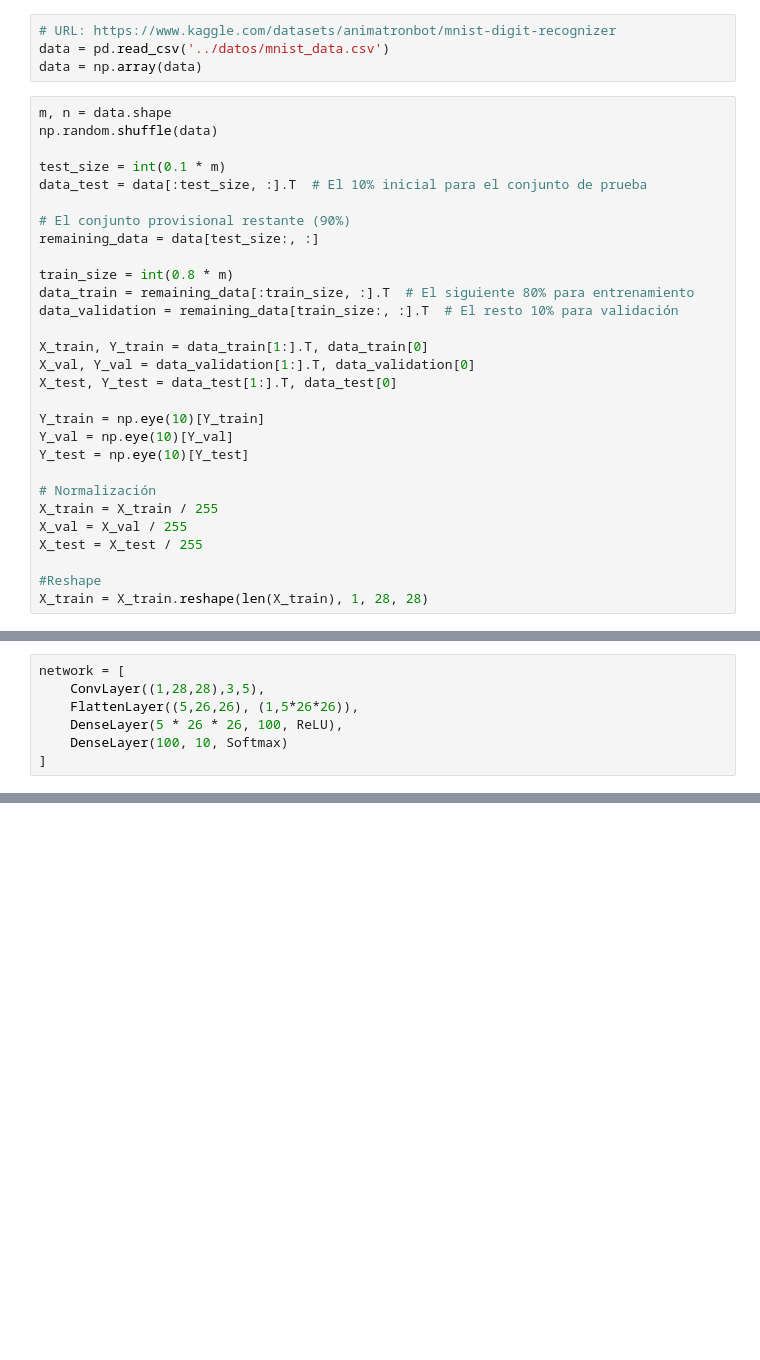
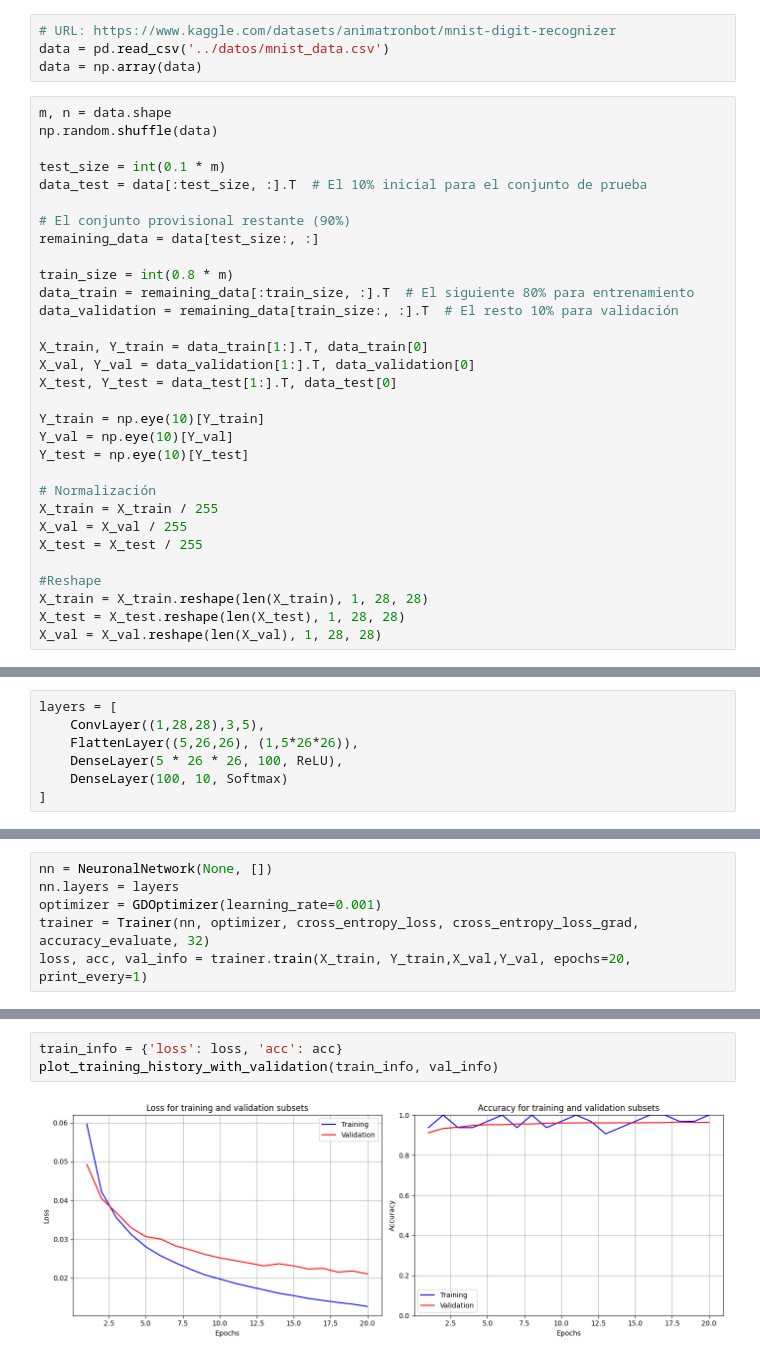
Before and after one commit to Optimization-and-Heuristics/NN-Project, a Jupyter notebook: code/CNN.ipynb, the cells around one changed output, grey strips where cells are left out. Saved outputs shown, nothing was run; the diff lists cells and outputs as text; blank space fills up the shorter version.

```diff
--- a/code/CNN.ipynb
+++ b/code/CNN.ipynb
@@ -45,3 +49,5 @@ X_test = X_test / 255
 
 #Reshape
 X_train = X_train.reshape(len(X_train), 1, 28, 28)
+X_test = X_test.reshape(len(X_test), 1, 28, 28)
+X_val = X_val.reshape(len(X_val), 1, 28, 28)
@@ -48,5 +56,5 @@ X_train = X_train.reshape(len(X_train), 1, 28, 28)
 # %%
-network = [
+layers = [
     ConvLayer((1,28,28),3,5),
     FlattenLayer((5,26,26), (1,5*26*26)),
     DenseLayer(5 * 26 * 26, 100, ReLU),
@@ -82,0 +63,6 @@ for e in range(epochs):
+# %%
+nn = NeuronalNetwork(None, [])
+nn.layers = layers
+optimizer = GDOptimizer(learning_rate=0.001)
+trainer = Trainer(nn, optimizer, cross_entropy_loss, cross_entropy_loss_grad, accuracy_evaluate, 32)
+loss, acc, val_info = trainer.train(X_train, Y_train,X_val,Y_val, epochs=20, print_every=1)
@@ -83 +90,6 @@ for e in range(epochs):
+# %%
+train_info = {'loss': loss, 'acc': acc}
+plot_training_history_with_validation(train_info, val_info)
+# %% [output]
+[figure, added]
 # %%
```
Also changed, not shown: parts of 12 cells of this notebook.
